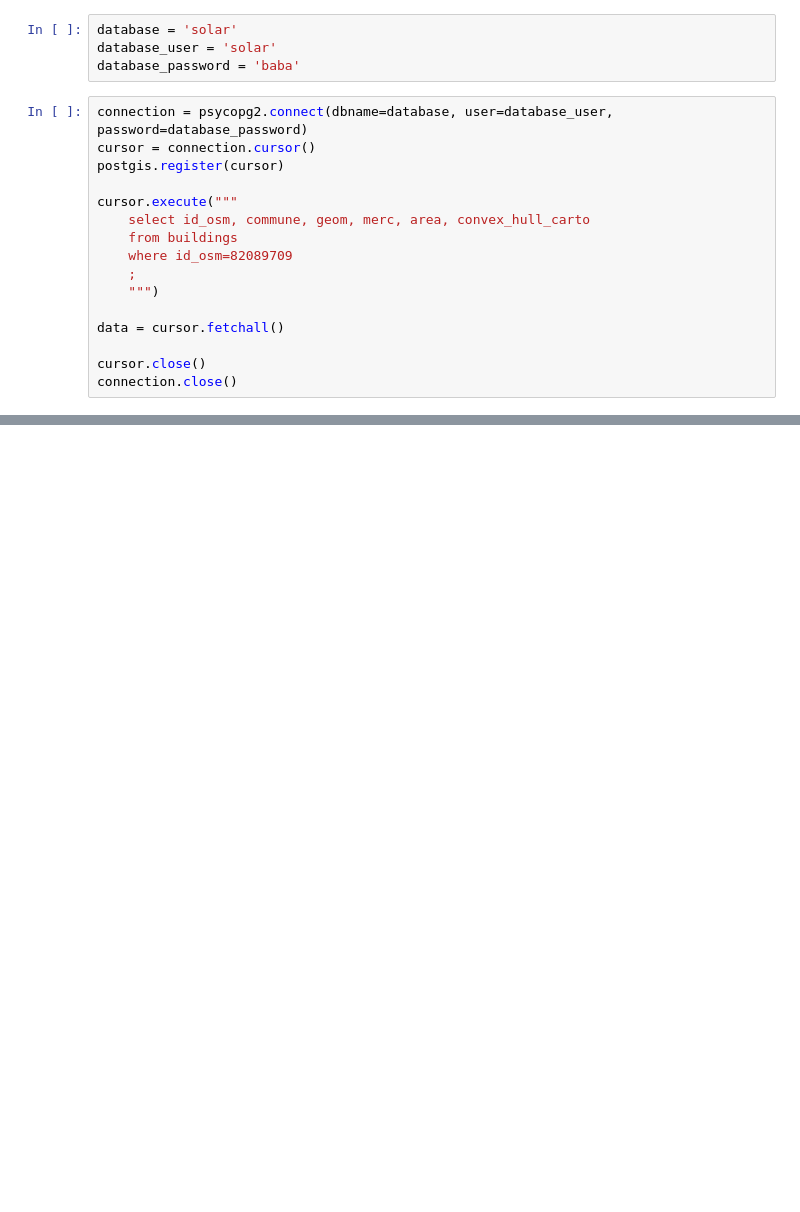
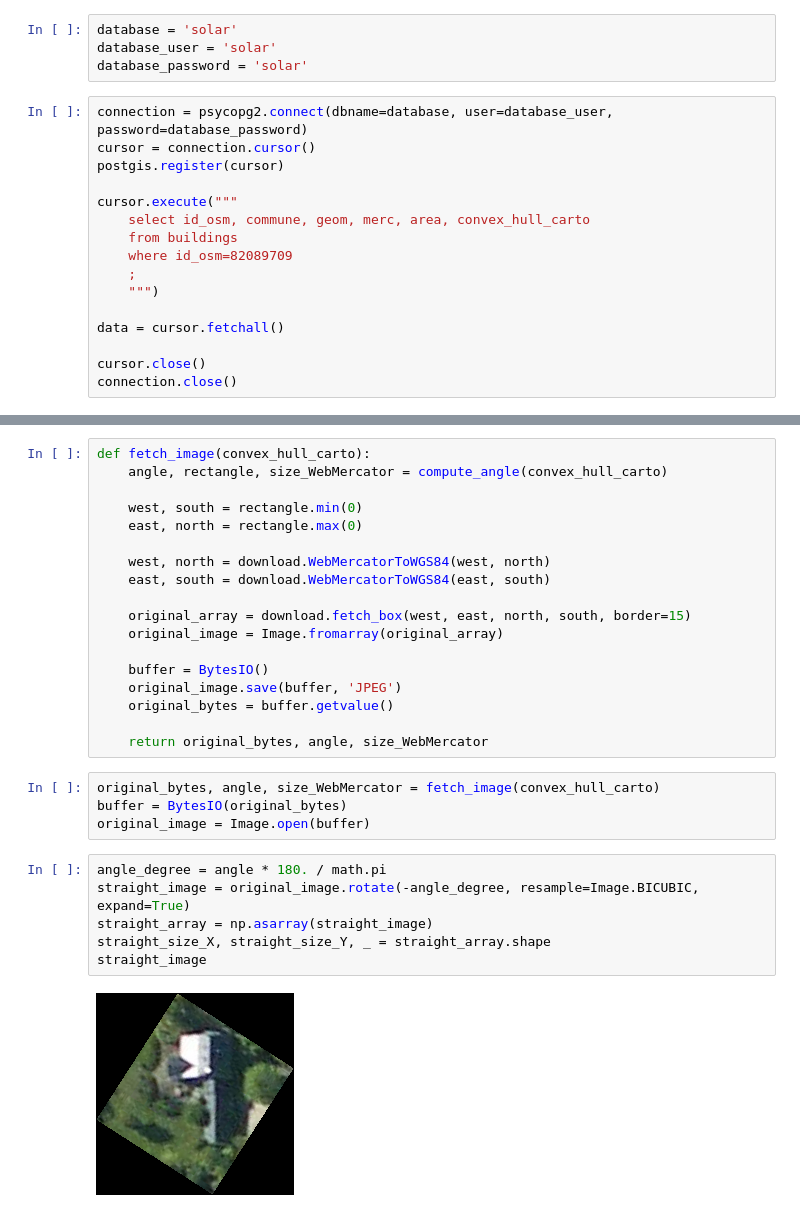
Before and after one commit to opensolarmap/solml, a Jupyter notebook: solml/compute/find_angle.ipynb, the cells around one changed output, grey strips where cells are left out. Drawn from its saved outputs; the diff is of its cells as text; blank space fills up the shorter version.

Commit message:
find angle in roof imamges

```diff
--- a/solml/compute/find_angle.ipynb
+++ b/solml/compute/find_angle.ipynb
@@ -9,7 +14,7 @@ from matplotlib import pyplot as plt
 # %%
 database = 'solar'
 database_user = 'solar'
-database_password = 'baba'
+database_password = 'solar'
 # %%
 connection = psycopg2.connect(dbname=database, user=database_user, password=database_password)
 cursor = connection.cursor()
@@ -110,0 +90,30 @@ x_min, x_max, y_min, y_max
+# %%
+def fetch_image(convex_hull_carto):
+    angle, rectangle, size_WebMercator = compute_angle(convex_hull_carto)
+
+    west, south = rectangle.min(0)
+    east, north = rectangle.max(0)
+
+    west, north = download.WebMercatorToWGS84(west, north)
+    east, south = download.WebMercatorToWGS84(east, south)
+
+    original_array = download.fetch_box(west, east, north, south, border=15)
+    original_image = Image.fromarray(original_array)
+
+    buffer = BytesIO()
+    original_image.save(buffer, 'JPEG')
+    original_bytes = buffer.getvalue()
+
+    return original_bytes, angle, size_WebMercator
+# %%
+original_bytes, angle, size_WebMercator = fetch_image(convex_hull_carto)
+buffer = BytesIO(original_bytes)
+original_image = Image.open(buffer)
+# %%
+angle_degree = angle * 180. / math.pi
+straight_image = original_image.rotate(-angle_degree, resample=Image.BICUBIC, expand=True)
+straight_array = np.asarray(straight_image)
+straight_size_X, straight_size_Y, _ = straight_array.shape
+straight_image
+# %% [output]
+[figure, added]
```
Also changed, not shown: parts of 11 cells of this notebook, 2 other files.
